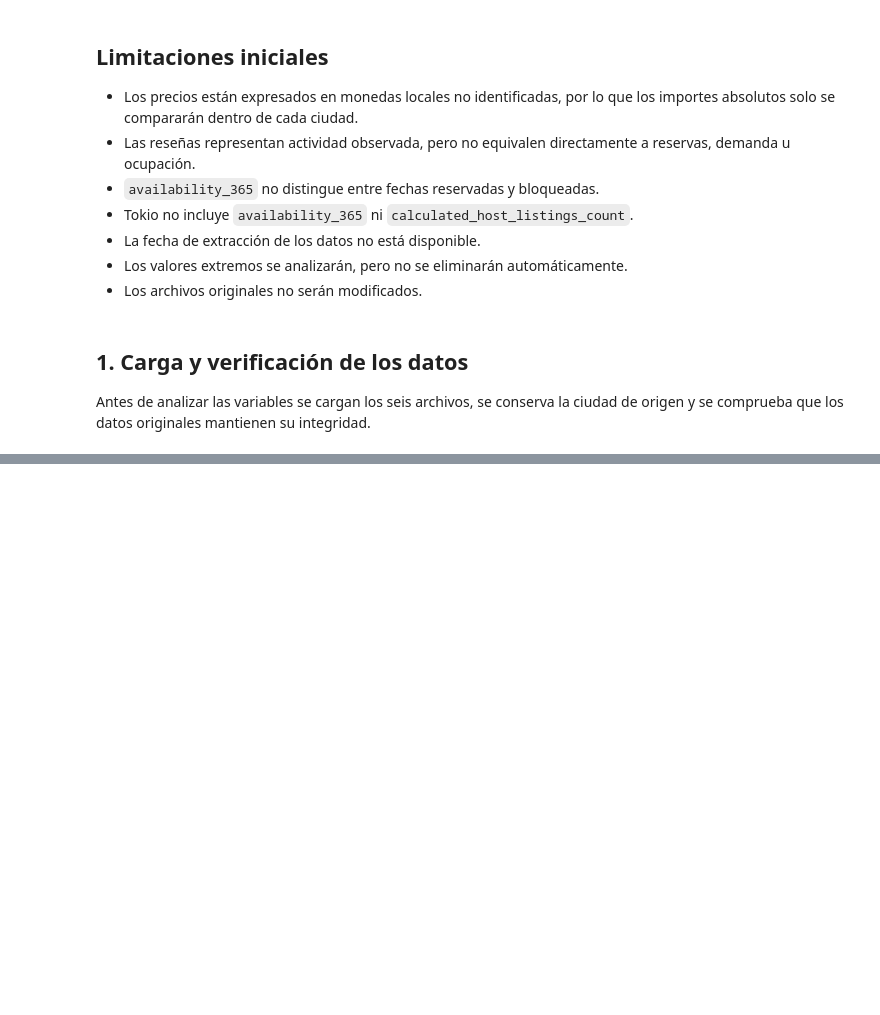
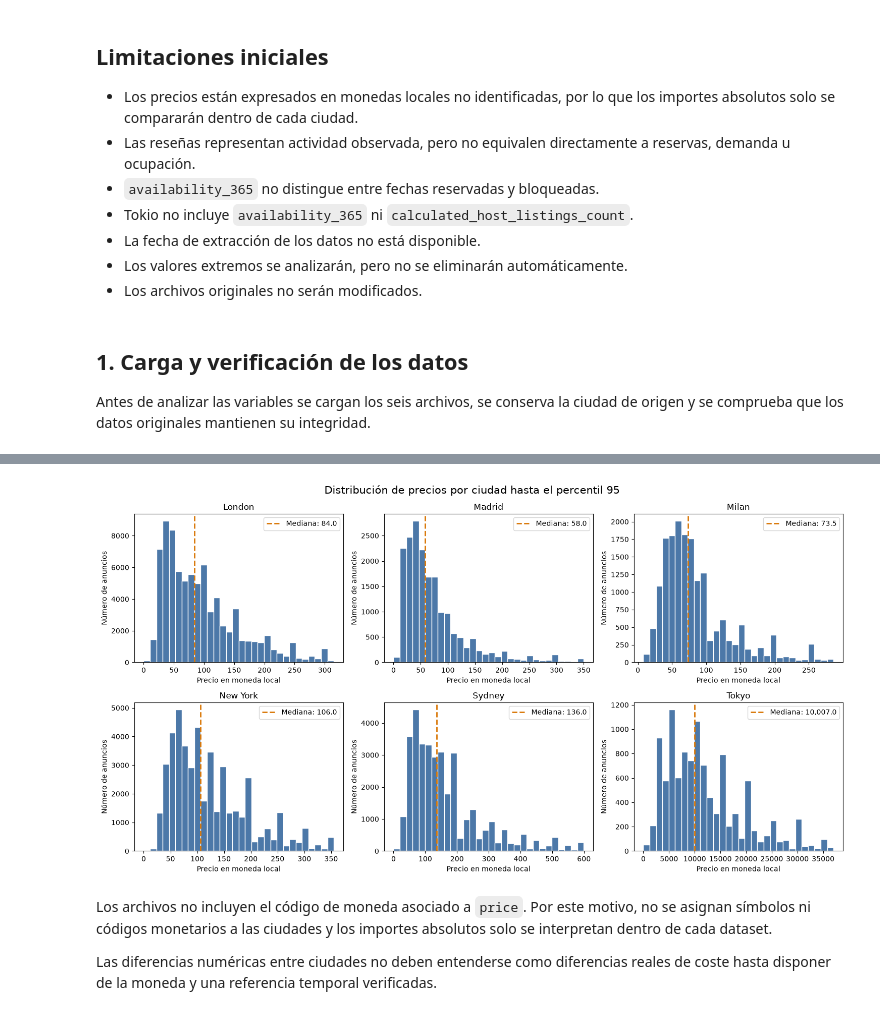
Before and after one commit to Bootcamp-IA-MAD-P7/project8-ad1, a Jupyter notebook: notebooks/03_exploratory_analysis.ipynb, the cells around one changed output, grey strips where cells are left out. Cells and saved outputs as stored; diff of their text form; code cells hidden in the pictures; blank space fills up the shorter version.

```diff
--- a/notebooks/03_exploratory_analysis.ipynb
+++ b/notebooks/03_exploratory_analysis.ipynb
@@ -46,0 +301,58 @@ de origen y se comprueba que los datos originales mantienen su integridad.
+# %%
+city_order = manifest["city"].tolist()
+
+fig, axes = plt.subplots(
+    2,
+    3,
+    figsize=(15, 8),
+)
+
+for ax, city in zip(axes.flat, city_order):
+    city_prices = analysis_data.loc[
+        analysis_data["city"].eq(city),
+        "price",
+    ]
+
+    percentile_95 = city_prices.quantile(0.95)
+    median_price = city_prices.median()
+
+    visible_prices = city_prices[
+        city_prices.between(0, percentile_95)
+    ]
+
+    ax.hist(
+        visible_prices,
+        bins=30,
+        color="#4C78A8",
+        edgecolor="white",
+    )
+
+    ax.axvline(
+        median_price,
+        color="#D97706",
+        linestyle="--",
+        linewidth=2,
+        label=f"Mediana: {median_price:,.1f}",
+    )
+
+    ax.set_title(city)
+    ax.set_xlabel("Precio en moneda local")
+    ax.set_ylabel("Número de anuncios")
+    ax.legend()
+
+fig.suptitle(
+    "Distribución de precios por ciudad hasta el percentil 95",
+    fontsize=15,
+)
+
+plt.tight_layout()
+plt.show()
+# %% [output]
+[figure, added]
+# %% [markdown]
+Los archivos no incluyen el código de moneda asociado a `price`. Por este motivo,
+no se asignan símbolos ni códigos monetarios a las ciudades y los importes absolutos
+solo se interpretan dentro de cada dataset.
+
+Las diferencias numéricas entre ciudades no deben entenderse como diferencias reales
+de coste hasta disponer de la moneda y una referencia temporal verificadas.
```
Also changed, not shown: parts of 14 cells of this notebook, 3 other files.
